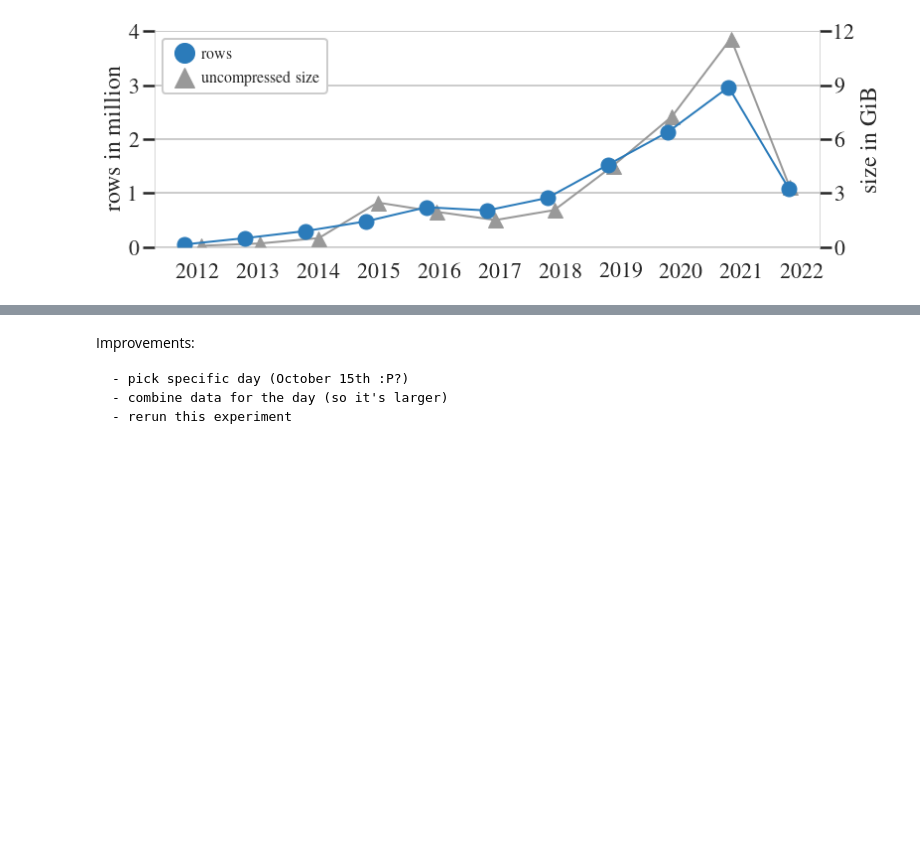
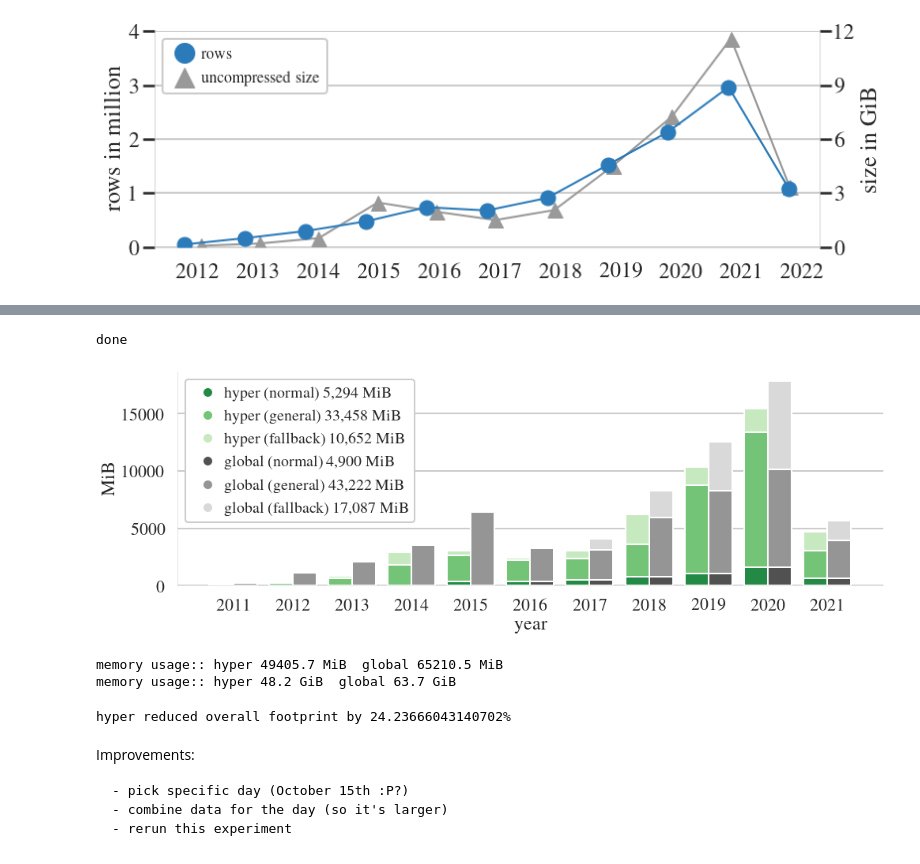
Before and after one commit to tuplex/tuplex, a Jupyter notebook: experimental/notebooks/02_paper_plot_github_sample.ipynb, the cells around one changed output, grey strips where cells are left out. Saved outputs shown, nothing was run; the diff lists cells and outputs as text; code cells hidden in the pictures; blank space fills up the shorter version.

```diff
--- a/experimental/notebooks/02_paper_plot_github_sample.ipynb
+++ b/experimental/notebooks/02_paper_plot_github_sample.ipynb
@@ -182,38 +196,44 @@ ax.legend(handles=lgd_handles, fontsize=10, handletextpad=0.05)
 # %%
-plt.figure(figsize=(10, 5))
+plt.figure(figsize=(16, 5))
 handles =[]
 c1, c2, c3 = sns.color_palette('Greens', 3)[::-1]
 mem_factor = 1024 * 1024
 mem_unit = 'MiB'
 plot_bars_mem(df_hyper, -.2, 0.4, mem_factor, c1, c2 , c3)
 normal = int(df_hyper['normal_mem'].sum() / mem_factor)
 general = int(df_hyper['general_mem'].sum() / mem_factor)
 fallback = int(df_hyper['fallback_mem'].sum() / mem_factor)
 handles += [(f'hyper (normal)    {normal:,} {mem_unit}', c1),
             (f'hyper (general)   {general:,} {mem_unit}', c2),
             (f'hyper (fallback)  {fallback:,} {mem_unit}', c3)]
 c1, c2, c3 = sns.color_palette('Greys', 3)[::-1]
 normal =   int(df_global['normal_mem'].sum() / mem_factor)
 general =  int(df_global['general_mem'].sum() / mem_factor)
 fallback = int(df_global['fallback_mem'].sum() / mem_factor)
 handles += [(f'global (normal)    {normal:,} {mem_unit}', c1),
             (f'global (general)     {general:,} {mem_unit}', c2),
             (f'global (fallback) {fallback:,} {mem_unit}', c3)]
 plot_bars_mem(df_global, .2, 0.4, mem_factor, c1, c2, c3)
 xq = np.arange(len(df_hyper))
 plt.xticks(xq, df_hyper['year'])
 print('done')
 sns.despine()
 plt.ylabel(mem_unit)
 plt.xlabel('year')
 
+plt.grid(axis='x')
+
 # https://matplotlib.org/3.1.1/tutorials/intermediate/legend_guide.html
 lgd_handles=[]
 for h in handles:
     lgd_handles.append(Line2D([0], [0], marker='o', color='w', label=h[0],
                         markerfacecolor=h[1], markersize=12))
 ax = plt.gca()
-ax.legend(handles=lgd_handles, fontsize=10, handletextpad=0.05)
+ax.legend(loc='best', handles=lgd_handles, fontsize=20, handletextpad=0.05, facecolor='w', framealpha=1)
+plt.savefig('peryear_data_fullschema_memory.pdf', transparent=True, bbox_inches = 'tight', pad_inches = 0)
+# %% [output]
+done
+[figure, added]
 # %%
 # interpolation for full dataset (pretty off)
 hyper_total = df_hyper['normal_mem'].sum() + df_hyper['general_mem'].sum() + df_hyper['fallback_mem'].sum()
@@ -221,6 +241,17 @@ global_total = df_global['normal_mem'].sum() + df_global['general_mem'].sum() +
 
 print('memory usage:: hyper {:.1f} MiB  global {:.1f} MiB'.format(
     hyper_total / mem_factor, global_total / mem_factor))
+
+print('memory usage:: hyper {:.1f} GiB  global {:.1f} GiB'.format(
+    hyper_total / (mem_factor * 1024), global_total / (mem_factor * 1024)))
+# %% [output]
+memory usage:: hyper 49405.7 MiB  global 65210.5 MiB
+memory usage:: hyper 48.2 GiB  global 63.7 GiB
+# %%
+pct_reduction = 100.0 * (1.0 - hyper_total / global_total)
+print('hyper reduced overall footprint by {}%'.format(pct_reduction))
+# %% [output]
+hyper reduced overall footprint by 24.23666043140702%
 # %%
 # averages per row may be also interesting:
 
```
Also changed, not shown: parts of 9 cells of this notebook.
